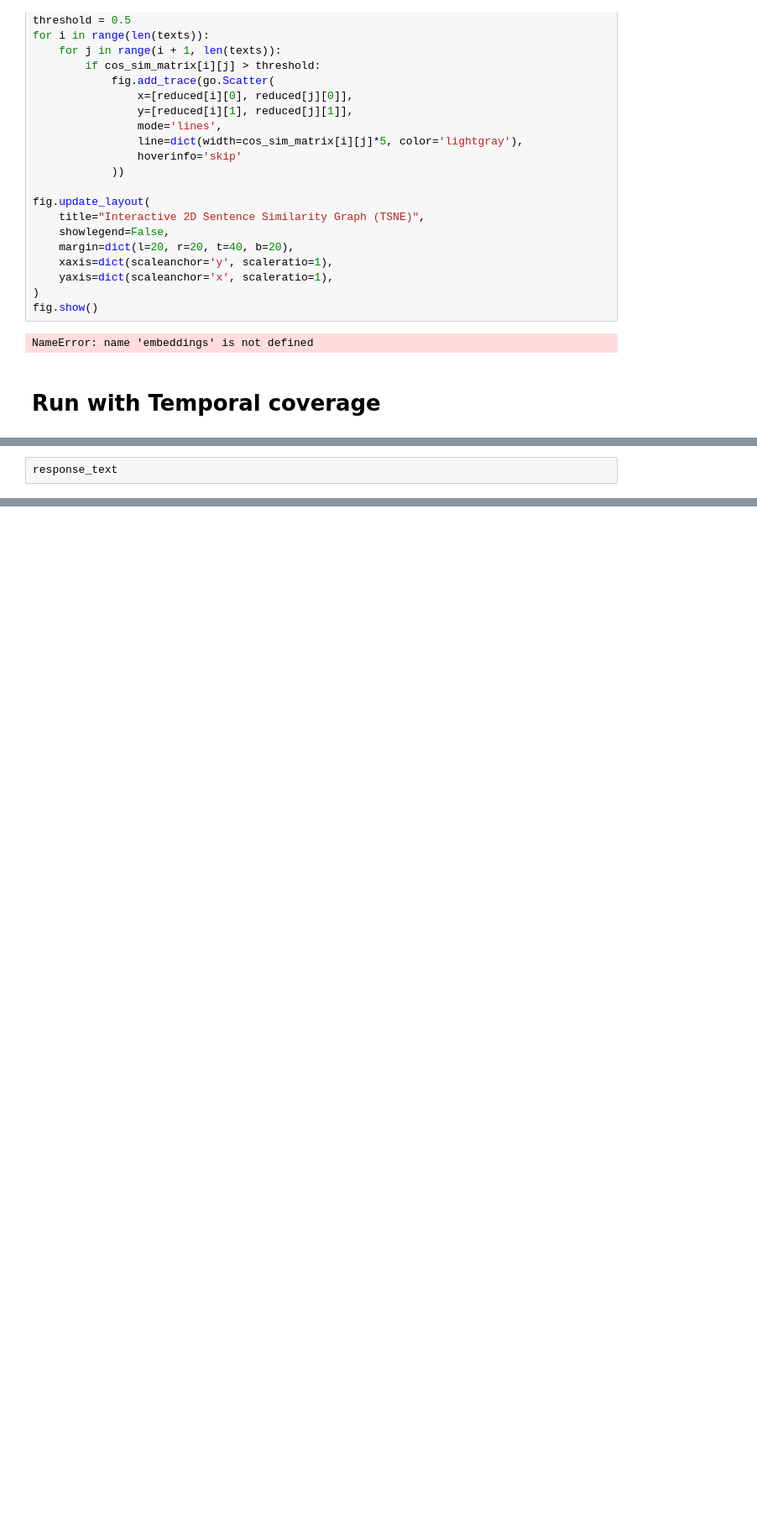
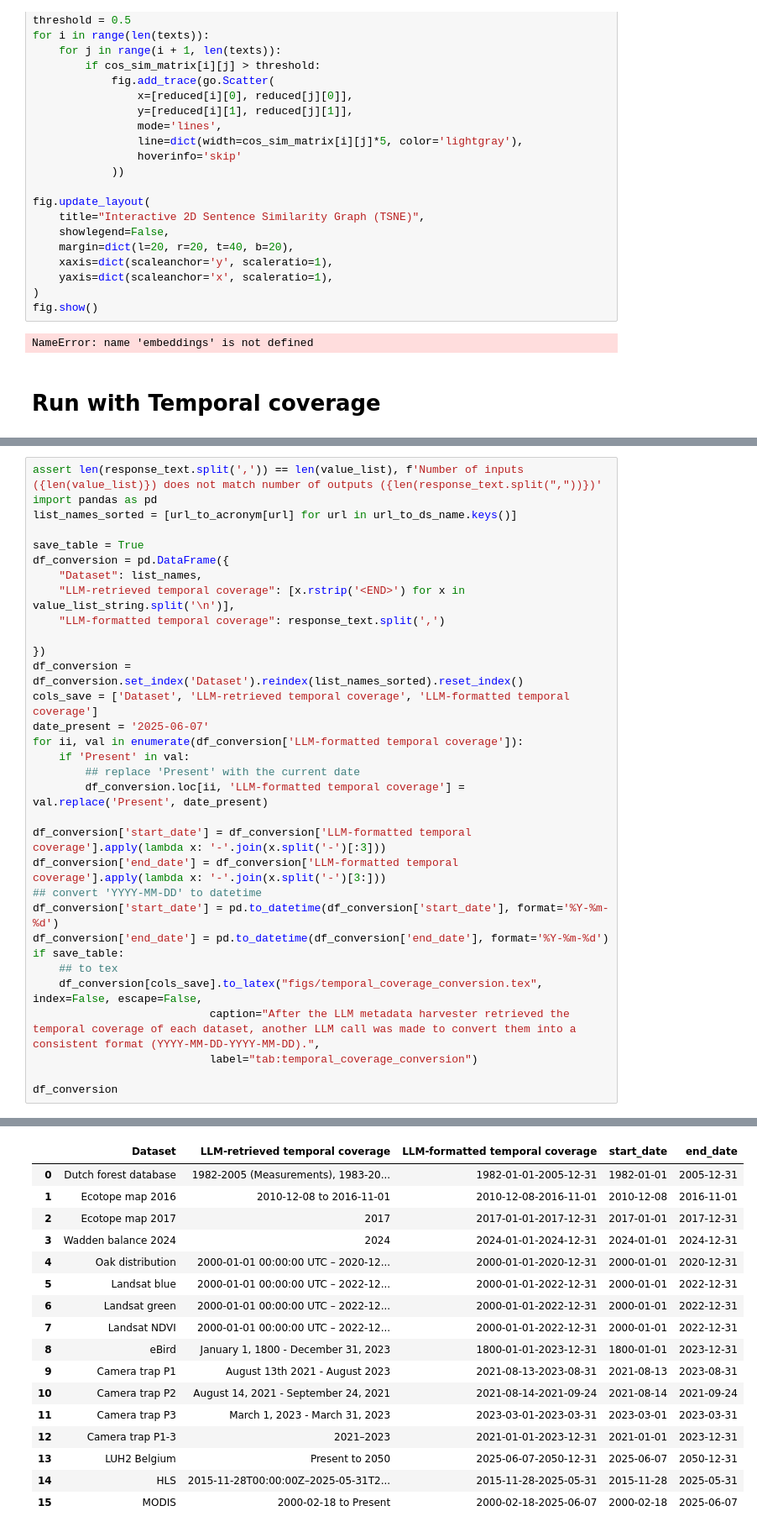
Before and after one commit to LTER-LIFE/meta-knowledge-harvesting, a Jupyter notebook: datasets_graph.ipynb, the cells around one changed output, grey strips where cells are left out. Shown at 84% size. Saved outputs shown, nothing was run; the diff lists cells and outputs as text; blank space fills up the shorter version.

```diff
--- a/datasets_graph.ipynb
+++ b/datasets_graph.ipynb
@@ -333,3 +351,33 @@ response_text = response.text
 # %%
-response_text
+assert len(response_text.split(',')) == len(value_list), f'Number of inputs ({len(value_list)}) does not match number of outputs ({len(response_text.split(","))})'
+import pandas as pd
+list_names_sorted = [url_to_acronym[url] for url in url_to_ds_name.keys()]
+
+save_table = True
+df_conversion = pd.DataFrame({
+    "Dataset": list_names,
+    "LLM-retrieved temporal coverage": [x.rstrip('<END>') for x in value_list_string.split('\n')],
+    "LLM-formatted temporal coverage": response_text.split(',')
+
+})
+df_conversion = df_conversion.set_index('Dataset').reindex(list_names_sorted).reset_index()
+cols_save = ['Dataset', 'LLM-retrieved temporal coverage', 'LLM-formatted temporal coverage']
+date_present = '2025-06-07'
+for ii, val in enumerate(df_conversion['LLM-formatted temporal coverage']):
+    if 'Present' in val:
+        ## replace 'Present' with the current date
+        df_conversion.loc[ii, 'LLM-formatted temporal coverage'] = val.replace('Present', date_present)
+
+df_conversion['start_date'] = df_conversion['LLM-formatted temporal coverage'].apply(lambda x: '-'.join(x.split('-')[:3]))
+df_conversion['end_date'] = df_conversion['LLM-formatted temporal coverage'].apply(lambda x: '-'.join(x.split('-')[3:]))
+## convert 'YYYY-MM-DD' to datetime
+df_conversion['start_date'] = pd.to_datetime(df_conversion['start_date'], format='%Y-%m-%d')
+df_conversion['end_date'] = pd.to_datetime(df_conversion['end_date'], format='%Y-%m-%d')
+if save_table:
+    ## to tex
+    df_conversion[cols_save].to_latex("figs/temporal_coverage_conversion.tex", index=False, escape=False,
+                           caption="After the LLM metadata harvester retrieved the temporal coverage of each dataset, another LLM call was made to convert them into a consistent format (YYYY-MM-DD-YYYY-MM-DD).",
+                           label="tab:temporal_coverage_conversion")
+
+df_conversion
 # %% [output]
@@ -336,0 +384,17 @@ response_text
+|  | Dataset | LLM-retrieved temporal coverage | LLM-formatted temporal coverage | start_date | end_date |
+| 0 | Dutch forest database | 1982-2005 (Measurements), 1983-20... | 1982-01-01-2005-12-31 | 1982-01-01 | 2005-12-31 |
+| 1 | Ecotope map 2016 | 2010-12-08 to 2016-11-01 | 2010-12-08-2016-11-01 | 2010-12-08 | 2016-11-01 |
+| 2 | Ecotope map 2017 | 2017 | 2017-01-01-2017-12-31 | 2017-01-01 | 2017-12-31 |
+| 3 | Wadden balance 2024 | 2024 | 2024-01-01-2024-12-31 | 2024-01-01 | 2024-12-31 |
+| 4 | Oak distribution | 2000-01-01 00:00:00 UTC – 2020-12... | 2000-01-01-2020-12-31 | 2000-01-01 | 2020-12-31 |
+| 5 | Landsat blue | 2000-01-01 00:00:00 UTC – 2022-12... | 2000-01-01-2022-12-31 | 2000-01-01 | 2022-12-31 |
+| 6 | Landsat green | 2000-01-01 00:00:00 UTC – 2022-12... | 2000-01-01-2022-12-31 | 2000-01-01 | 2022-12-31 |
+| 7 | Landsat NDVI | 2000-01-01 00:00:00 UTC – 2022-12... | 2000-01-01-2022-12-31 | 2000-01-01 | 2022-12-31 |
+| 8 | eBird | January 1, 1800 - December 31, 2023 | 1800-01-01-2023-12-31 | 1800-01-01 | 2023-12-31 |
+| 9 | Camera trap P1 | August 13th 2021 - August 2023 | 2021-08-13-2023-08-31 | 2021-08-13 | 2023-08-31 |
+| 10 | Camera trap P2 | August 14, 2021 - September 24, 2021 | 2021-08-14-2021-09-24 | 2021-08-14 | 2021-09-24 |
+| 11 | Camera trap P3 | March 1, 2023 - March 31, 2023 | 2023-03-01-2023-03-31 | 2023-03-01 | 2023-03-31 |
+| 12 | Camera trap P1-3 | 2021–2023 | 2021-01-01-2023-12-31 | 2021-01-01 | 2023-12-31 |
+| 13 | LUH2 Belgium | Present to 2050 | 2025-06-07-2050-12-31 | 2025-06-07 | 2050-12-31 |
+| 14 | HLS | 2015-11-28T00:00:00Z–2025-05-31T2... | 2015-11-28-2025-05-31 | 2015-11-28 | 2025-05-31 |
+| 15 | MODIS | 2000-02-18 to Present | 2000-02-18-2025-06-07 | 2000-02-18 | 2025-06-07 |
```
Also changed, not shown: parts of 13 cells of this notebook, 4 other files.
